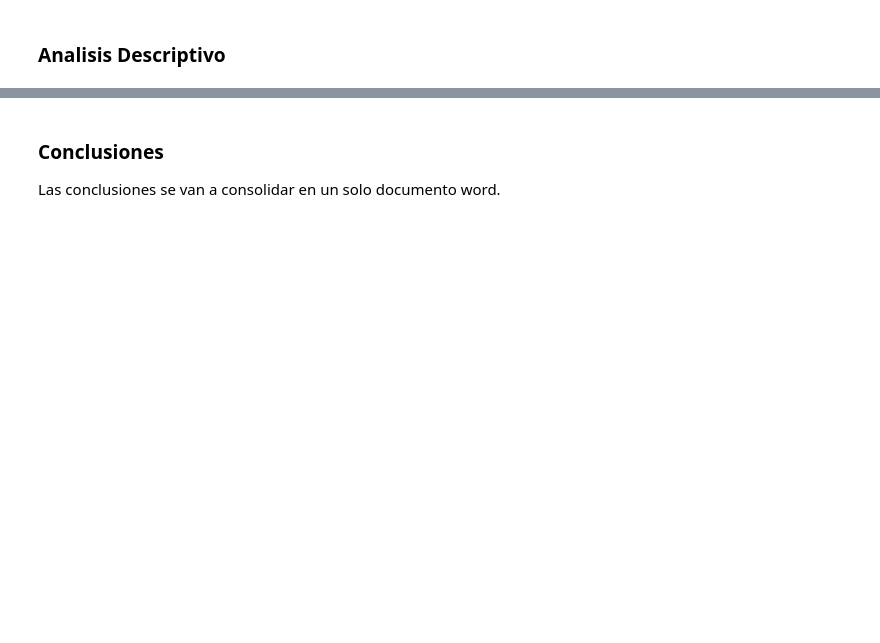
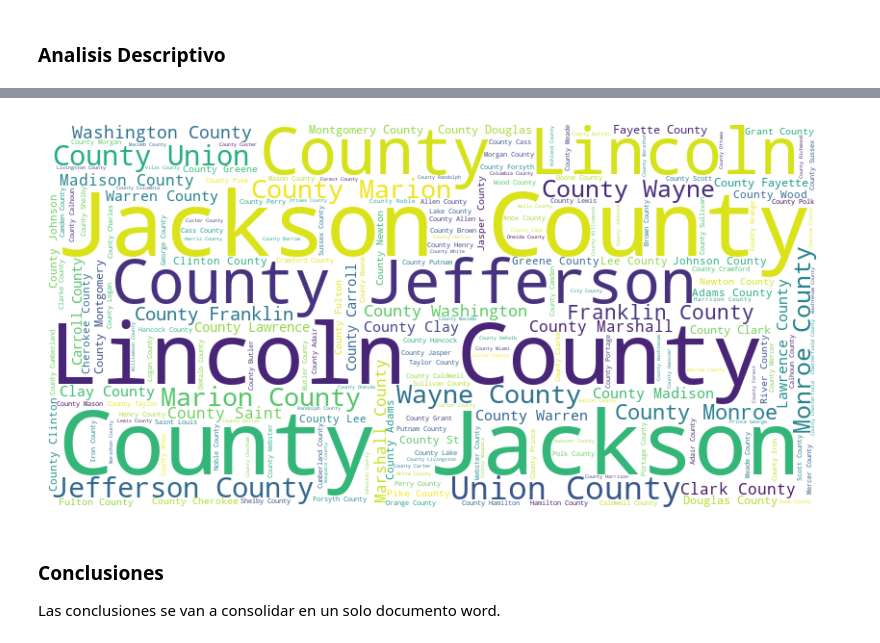
Before and after one commit to codebusters-MIAD/rasa-alpes-project, a Jupyter notebook: entendimiento/fuente_area_servicio.ipynb, the cells around one changed output, grey strips where cells are left out. Saved outputs shown, nothing was run; the diff lists cells and outputs as text; code cells hidden in the pictures; blank space fills up the shorter version.

```diff
--- a/entendimiento/fuente_area_servicio.ipynb
+++ b/entendimiento/fuente_area_servicio.ipynb
@@ -397,3 +667,19 @@ cardinalidad(areas_not_dup)
+# %%
+nombres_areas_servicio = areas_not_dup.select("Condado").rdd.flatMap(lambda x: x).collect()
+
+# Unir todos los nombres en un solo texto
+texto_unido = " ".join(nombres_areas_servicio)
+
+# Crear la nube de palabras
+wordcloud = WordCloud(width=800, height=400, background_color='white').generate(texto_unido)
+
+# Mostrar la nube de palabras
+plt.figure(figsize=(10, 5))
+plt.imshow(wordcloud, interpolation='bilinear')
+plt.axis('off')  # Desactivar los ejes
+plt.show()
+# %% [output]
+[figure, added]
 # %% [markdown]
 ### Conclusiones
 
```
Also changed, not shown: parts of 26 cells of this notebook, 1 other file.
